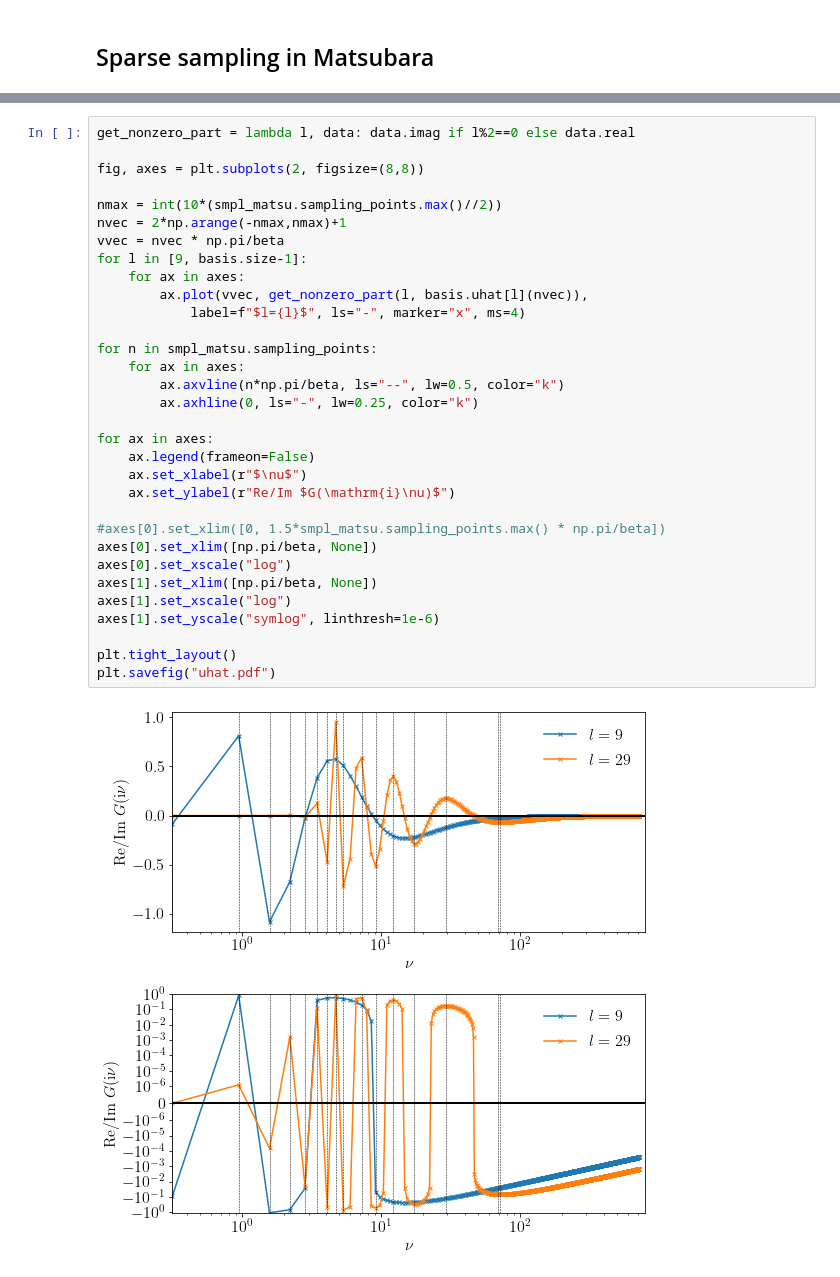
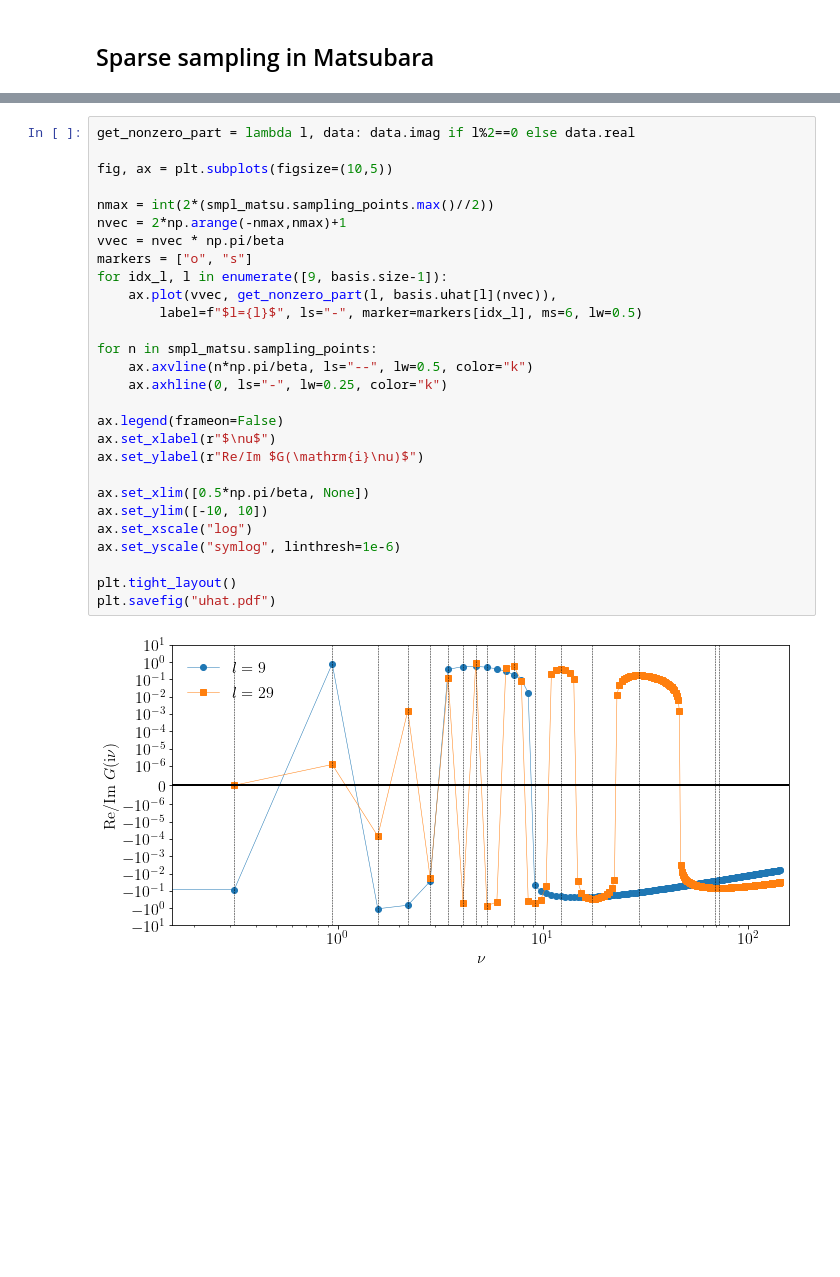
Before and after one commit to shinaoka/numerical_recipes_many_body_physics, a Jupyter notebook: section7.ipynb, the cells around one changed output, grey strips where cells are left out. Cells and saved outputs as stored; diff of their text form; blank space fills up the shorter version.

```diff
--- a/section7.ipynb
+++ b/section7.ipynb
@@ -185,34 +185,30 @@ Condition number:  11.263335632185683
 # %%
 get_nonzero_part = lambda l, data: data.imag if l%2==0 else data.real
 
-fig, axes = plt.subplots(2, figsize=(8,8))
+fig, ax = plt.subplots(figsize=(10,5))
 
-nmax = int(10*(smpl_matsu.sampling_points.max()//2))
+nmax = int(2*(smpl_matsu.sampling_points.max()//2))
 nvec = 2*np.arange(-nmax,nmax)+1
 vvec = nvec * np.pi/beta
-for l in [9, basis.size-1]:
-    for ax in axes:
-        ax.plot(vvec, get_nonzero_part(l, basis.uhat[l](nvec)),
-            label=f"$l={l}$", ls="-", marker="x", ms=4)
+markers = ["o", "s"]
+for idx_l, l in enumerate([9, basis.size-1]):
+    ax.plot(vvec, get_nonzero_part(l, basis.uhat[l](nvec)),
+        label=f"$l={l}$", ls="-", marker=markers[idx_l], ms=6, lw=0.5)
 
 for n in smpl_matsu.sampling_points:
-    for ax in axes:
-        ax.axvline(n*np.pi/beta, ls="--", lw=0.5, color="k")
-        ax.axhline(0, ls="-", lw=0.25, color="k")
+    ax.axvline(n*np.pi/beta, ls="--", lw=0.5, color="k")
+    ax.axhline(0, ls="-", lw=0.25, color="k")
 
-for ax in axes:
-    ax.legend(frameon=False)
-    ax.set_xlabel(r"$\nu$")
-    ax.set_ylabel(r"Re/Im $G(\mathrm{i}\nu)$")
+ax.legend(frameon=False)
+ax.set_xlabel(r"$\nu$")
+ax.set_ylabel(r"Re/Im $G(\mathrm{i}\nu)$")
 
-#axes[0].set_xlim([0, 1.5*smpl_matsu.sampling_points.max() * np.pi/beta])
-axes[0].set_xlim([np.pi/beta, None])
-axes[0].set_xscale("log")
-axes[1].set_xlim([np.pi/beta, None])
-axes[1].set_xscale("log")
-axes[1].set_yscale("symlog", linthresh=1e-6)
+ax.set_xlim([0.5*np.pi/beta, None])
+ax.set_ylim([-10, 10])
+ax.set_xscale("log")
+ax.set_yscale("symlog", linthresh=1e-6)
 
 plt.tight_layout()
 plt.savefig("uhat.pdf")
 # %% [output]
-[figure, old version]
+[figure, new version]
```
Also changed, not shown: parts of 1 cell of this notebook, 3 other files.
